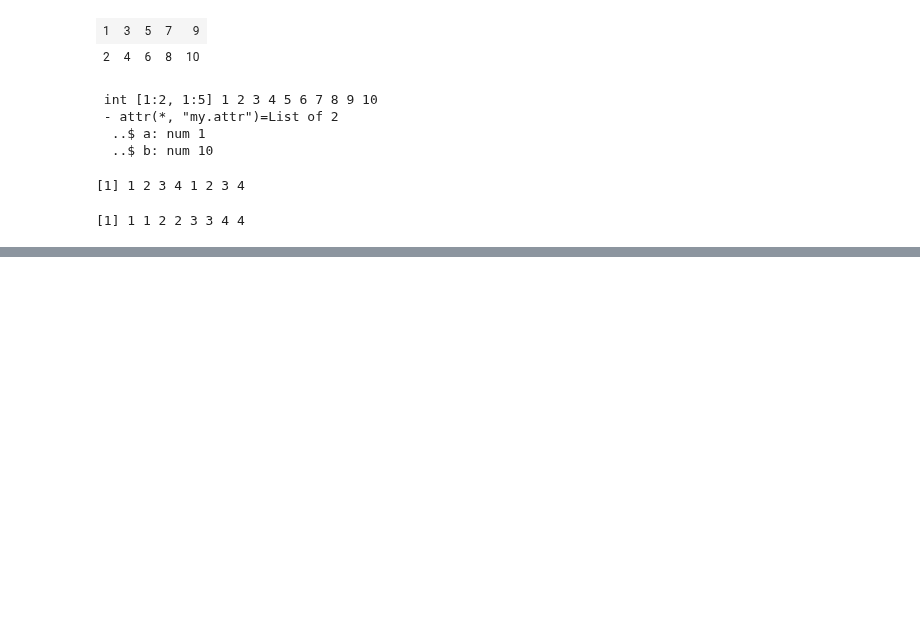
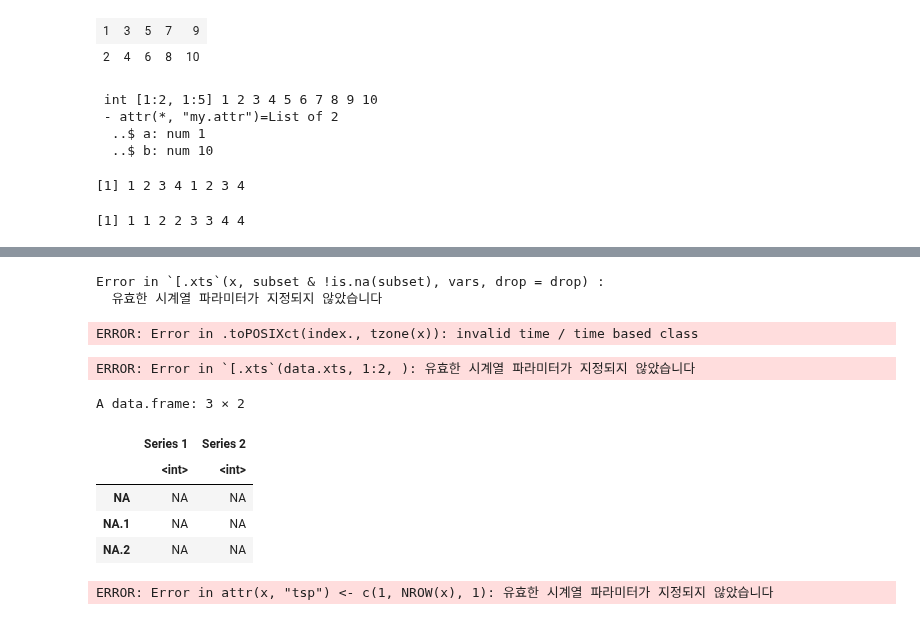
Before and after one commit to lbk209/timeseries, a Jupyter notebook: blog_about_R.ipynb, the cells around one changed output, grey strips where cells are left out. Saved outputs shown, nothing was run; the diff lists cells and outputs as text; code cells hidden in the pictures; blank space fills up the shorter version.

```diff
--- a/blog_about_R.ipynb
+++ b/blog_about_R.ipynb
@@ -306,0 +392,24 @@ rep(1:4, 2) rep(1:4, each = 2) # not the same. rep(1:4, c(2,2,2,2)) # same as se
+# %%
+my.subset(data.xts, data.xts>3)
+window(data.xts, 1,2)
+data.xts[1:2,]
+# %% [output]
+Error in `[.xts`(x, subset & !is.na(subset), vars, drop = drop) :
+  유효한 시계열 파라미터가 지정되지 않았습니다
+ERROR: Error in .toPOSIXct(index., tzone(x)): invalid time / time based class
+# %%
+data.xts[1:2,]
+# %% [output]
+ERROR: Error in `[.xts`(data.xts, 1:2, ): 유효한 시계열 파라미터가 지정되지 않았습니다
+# %%
+my.subset(data.df, data.df>3)
+window(data.df, 1,2)
+data.df[1:2,]
+# %% [output]
+A data.frame: 3 × 2
+|  | Series 1 | Series 2 |
+|  | <int> | <int> |
+| NA | NA | NA |
+| NA.1 | NA | NA |
+| NA.2 | NA | NA |
+ERROR: Error in attr(x, "tsp") <- c(1, NROW(x), 1): 유효한 시계열 파라미터가 지정되지 않았습니다
```
Also changed, not shown: parts of 26 cells of this notebook.
